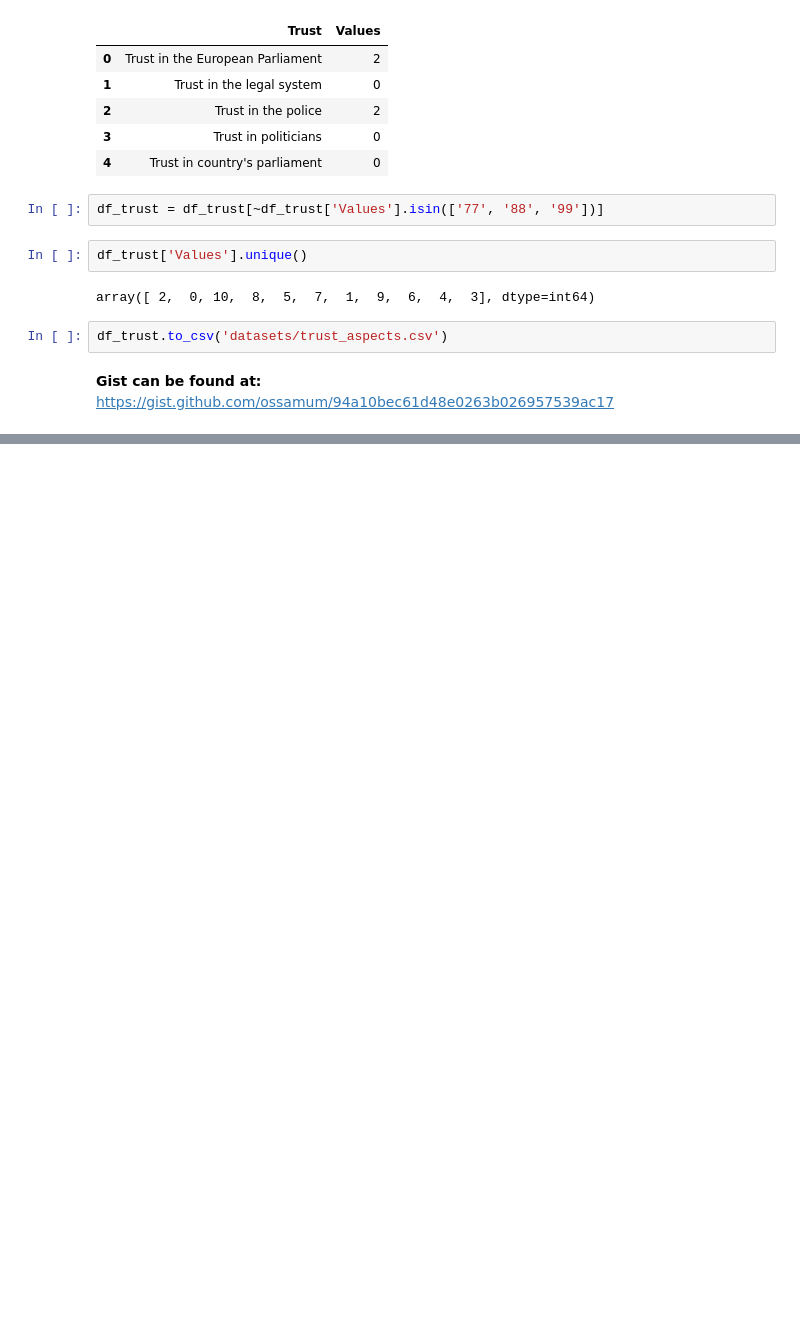
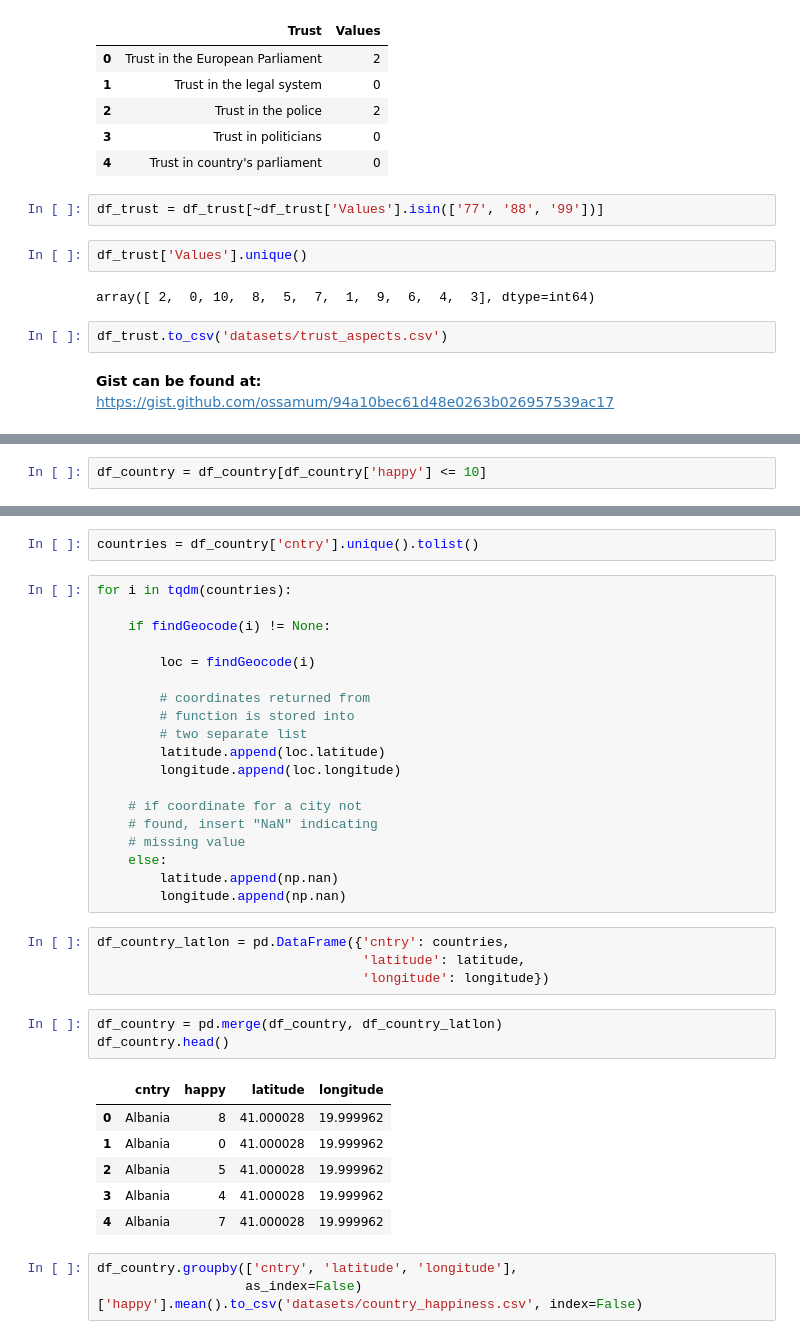
Before and after one commit to hasansalimkanmaz/data-visualization-course-assignment, a Jupyter notebook: Ossamu - EDA.ipynb, the cells around one changed output, grey strips where cells are left out. Drawn from its saved outputs; the diff is of its cells as text; blank space fills up the shorter version.

Commit message:
country happiness dataprep

```diff
--- a/Ossamu - EDA.ipynb
+++ b/Ossamu - EDA.ipynb
@@ -216,0 +221,2 @@ df_trust.to_csv('datasets/trust_aspects.csv')
+# %%
+df_country = df_country[df_country['happy'] <= 10]
@@ -216,0 +248,38 @@ df_trust.to_csv('datasets/trust_aspects.csv')
+# %%
+countries = df_country['cntry'].unique().tolist()
+# %%
+for i in tqdm(countries):
+
+    if findGeocode(i) != None:
+
+        loc = findGeocode(i)
+
+        # coordinates returned from
+        # function is stored into
+        # two separate list
+        latitude.append(loc.latitude)
+        longitude.append(loc.longitude)
+
+    # if coordinate for a city not
+    # found, insert "NaN" indicating
+    # missing value
+    else:
+        latitude.append(np.nan)
+        longitude.append(np.nan)
+# %%
+df_country_latlon = pd.DataFrame({'cntry': countries,
+                                  'latitude': latitude,
+                                  'longitude': longitude})
+# %%
+df_country = pd.merge(df_country, df_country_latlon)
+df_country.head()
+# %% [output]
+|  | cntry | happy | latitude | longitude |
+| 0 | Albania | 8 | 41.000028 | 19.999962 |
+| 1 | Albania | 0 | 41.000028 | 19.999962 |
+| 2 | Albania | 5 | 41.000028 | 19.999962 |
+| 3 | Albania | 4 | 41.000028 | 19.999962 |
+| 4 | Albania | 7 | 41.000028 | 19.999962 |
+# %%
+df_country.groupby(['cntry', 'latitude', 'longitude'],
+                   as_index=False)['happy'].mean().to_csv('datasets/country_happiness.csv', index=False)
```
Also changed, not shown: parts of 4 cells of this notebook.
